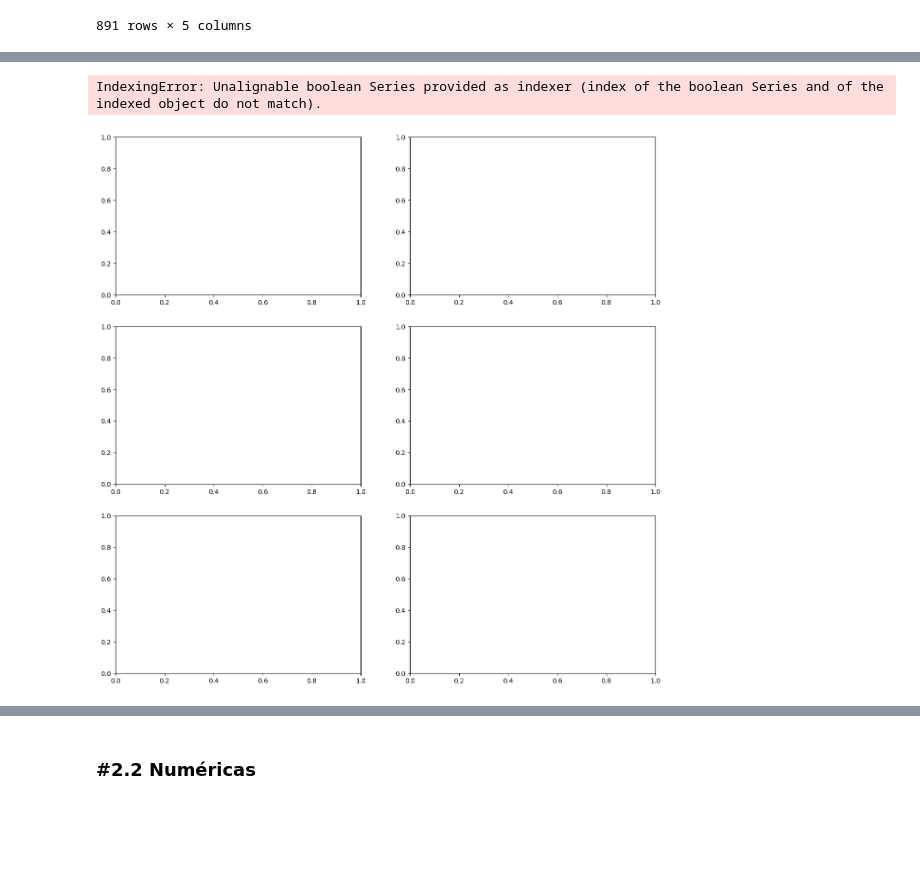
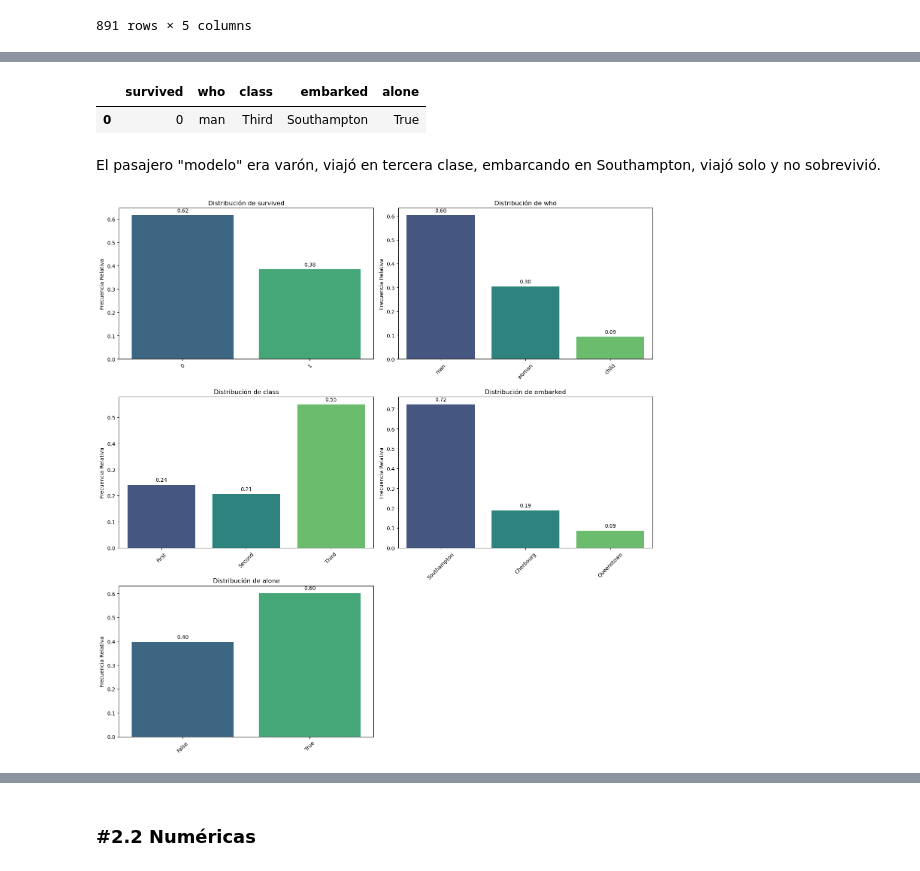
Before and after one commit to Niet-Sart/Online_DS_TheBridge_Anta, a Jupyter notebook: 03_Analisis_de_Datos/Sprint_07/Unidad_01/Practica_Obligatoria/18_Practica_Obligatoria_Univariante.ipynb, the cells around one changed output, grey strips where cells are left out. Drawn from its saved outputs; the diff is of its cells as text; code cells hidden in the pictures; blank space fills up the shorter version.

```diff
--- a/03_Analisis_de_Datos/Sprint_07/Unidad_01/Practica_Obligatoria/18_Practica_Obligatoria_Univariante.ipynb
+++ b/03_Analisis_de_Datos/Sprint_07/Unidad_01/Practica_Obligatoria/18_Practica_Obligatoria_Univariante.ipynb
@@ -238,12 +238,6 @@ cat
 | 889 | 1 | man | First | Cherbourg | True |
 | 890 | 0 | man | Third | Queenstown | True |
 891 rows × 5 columns
-# %%
-def bool_to_str(b):
-    return "True" if b else "False"
-
-cat.loc[:,["survived", "alone"]] = cat[["survived", "alone"]].map(bool_to_str).astype(str)
-df_titanic.loc[:,["survived", "alone"]] = cat[["survived", "alone"]].map(bool_to_str).astype(str)
 # %%
 cat.info()
 # %% [output]
@@ -264,5 +256,11 @@ cat.index = df_titanic.index.astype(str)
+# %%
+cat.mode()
+# %% [output]
+|  | survived | who | class | embarked | alone |
+| 0 | 0 | man | Third | Southampton | True |
+# %% [markdown]
+El pasajero "modelo" era varón, viajó en tercera clase, embarcando en Southampton, viajó solo y no sobrevivió.
 # %%
-pinta_distribucion_categoricas(df_titanic, categoricas)
+pinta_distribucion_categoricas(df_titanic, categoricas, relativa = True, mostrar_valores = True)
 # %% [output]
-IndexingError: Unalignable boolean Series provided as indexer (index of the boolean Series and of the indexed object do not match).
-[figure, old version]
+[figure, new version]
```
Also changed, not shown: parts of 11 cells of this notebook.
